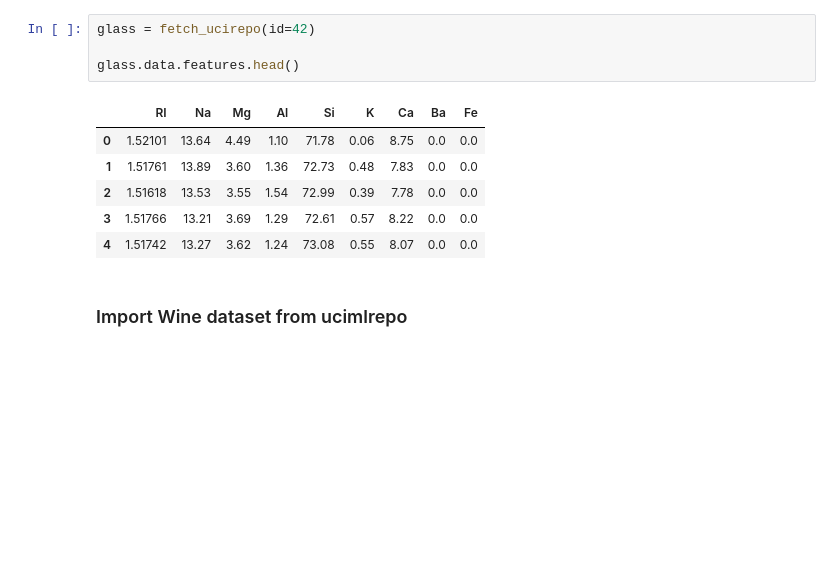
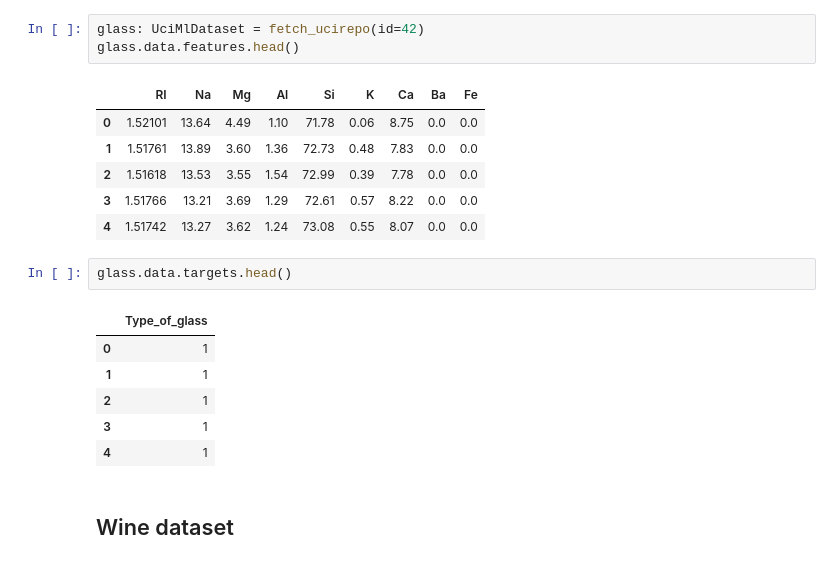
Before and after one commit to piotrdurniat/ml-l0-principal-component-analysis, a Jupyter notebook: uczenie-maszynowe-lab-0.ipynb, the cells around one changed output. Saved outputs shown, nothing was run; the diff lists cells and outputs as text; blank space fills up the shorter version.

```diff
--- a/uczenie-maszynowe-lab-0.ipynb
+++ b/uczenie-maszynowe-lab-0.ipynb
@@ -22,6 +82,5 @@ iris.data.features.head()
 # %%
-glass = fetch_ucirepo(id=42)
-
+glass: UciMlDataset = fetch_ucirepo(id=42)
 glass.data.features.head()
 # %% [output]
 |  | RI | Na | Mg | Al | Si | K | Ca | Ba | Fe |
@@ -30,6 +89,15 @@ glass.data.features.head()
 | 2 | 1.51618 | 13.53 | 3.55 | 1.54 | 72.99 | 0.39 | 7.78 | 0.0 | 0.0 |
 | 3 | 1.51766 | 13.21 | 3.69 | 1.29 | 72.61 | 0.57 | 8.22 | 0.0 | 0.0 |
 | 4 | 1.51742 | 13.27 | 3.62 | 1.24 | 73.08 | 0.55 | 8.07 | 0.0 | 0.0 |
+# %%
+glass.data.targets.head()
+# %% [output]
+|  | Type_of_glass |
+| 0 | 1 |
+| 1 | 1 |
+| 2 | 1 |
+| 3 | 1 |
+| 4 | 1 |
 # %% [markdown]
-### Import Wine dataset from ucimlrepo
+## Wine dataset
 # %%
```
Also changed, not shown: parts of 16 cells of this notebook, 1 other file.
